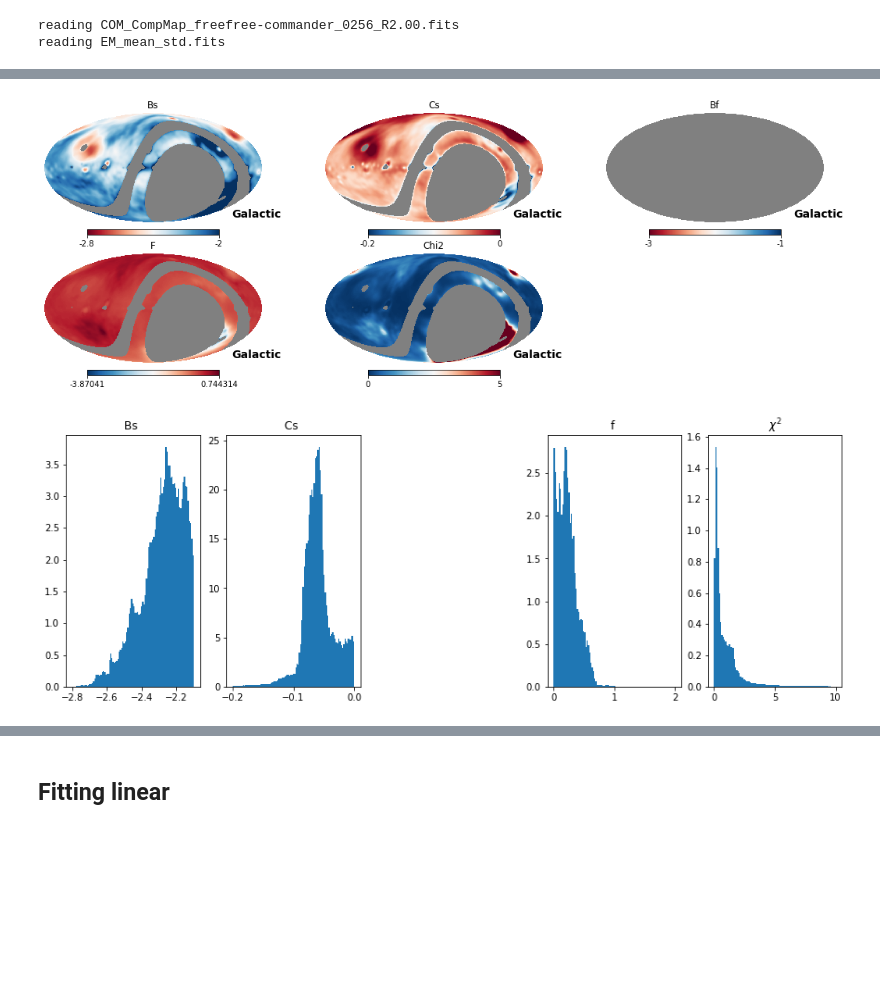
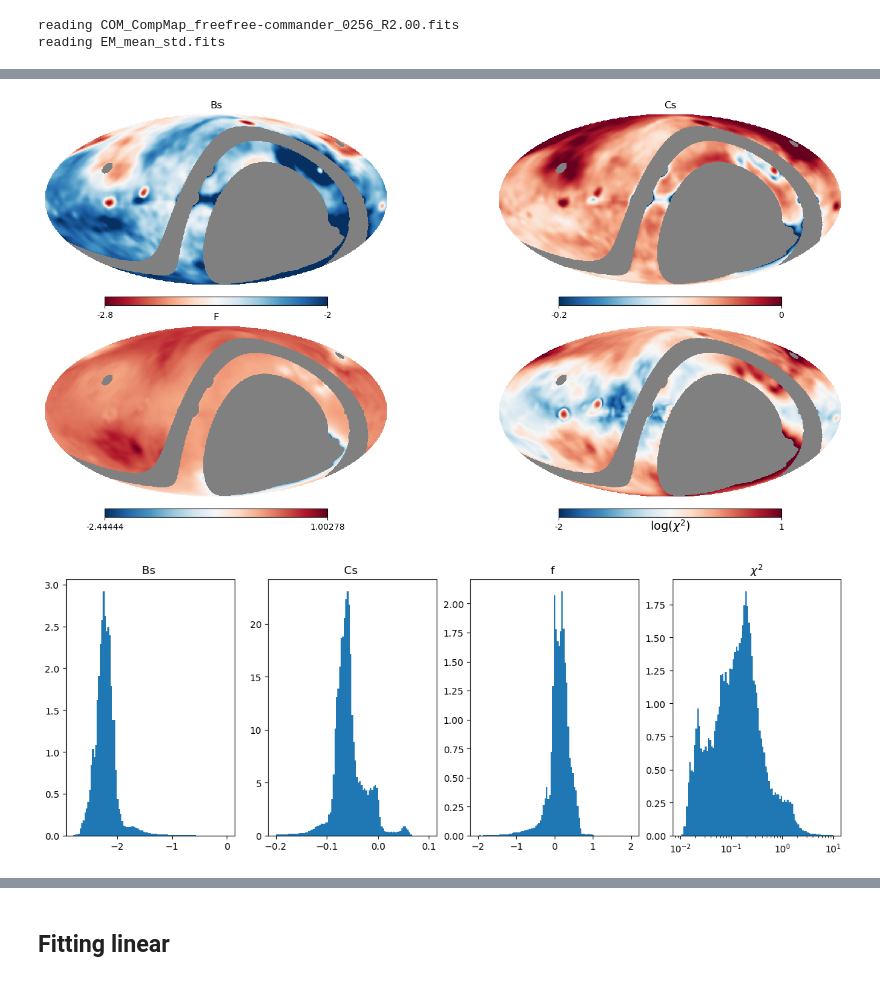
Before and after one commit to giuspugl/fitting_synchrotron, a Jupyter notebook: coarse_parameters.ipynb, the cells around one changed output, grey strips where cells are left out. Saved outputs shown, nothing was run; the diff lists cells and outputs as text; code cells hidden in the pictures; blank space fills up the shorter version.

```diff
--- a/coarse_parameters.ipynb
+++ b/coarse_parameters.ipynb
@@ -590,11 +590,11 @@ for ipix  in pixel_select[::1000]:
         pl.figure()
         lon,lat =hp.pix2ang(ipix=ipix, nside=hp.get_nside(maps[35]), lonlat=True)
         pl.title( f"{lon:.2f}, {lat:.2f}" )
-        pl.errorbar ( xdat ,  ydat ,
+        pl.errorbar ( pl.log10(freqs) ,  ydat ,
                      yerr= yerr  ,
                         fmt='.' )
 
-        pl.plot( xdat ,  fitting_beta_curvature( xdat , *fitted_params[1:-1] ),
+        pl.plot( pl.log10(freqs) ,  fitting_beta_curvature( xdat , *fitted_params[1:-1] ),
                 label =f'Bs= {fitted_params[1]:.2f}, Cs={fitted_params[2]:.2f} , f={fitted_params[3]:.2f}, Chi2={fitted_params[-1]:.2f}' )
                 #, Bf={fitted_params[4]:.2f},
 
@@ -639,31 +655,32 @@ for fitted_params in results:
 # %%
-pl.figure(figsize=(15,5 ))
-hp.mollview(betamap , sub=231 , min=-2.8,max=- 2., title ='Bs',cmap='RdBu',coord='CG')
-hp.mollview(betafmap , sub=233, min=-3,max=-1,  title ='Bf',cmap='RdBu',coord='CG')
-hp.mollview(csmap , sub=232, min=-0.2,max=0. ,title='Cs',cmap='RdBu_r',coord='CG')
-hp.mollview(fmap  , sub=234,   title='F',cmap='RdBu_r',coord='CG')
-hp.mollview(chisquare_map  , sub=235,  min=0 ,max=5 ,    title='Chi2',cmap='RdBu_r',coord='CG')
+pl.figure(figsize=(15,7 ))
+hp.mollview(betamap , sub=221 , min=-2.8,max=- 2., title ='Bs',cmap='RdBu',coord='CG', notext=True)
+#hp.mollview(betafmap , sub=233, min=-3,max=-1,  title ='Bf',cmap='RdBu',coord='CG')
+hp.mollview(csmap , sub=222, min=-0.2,max=0. ,title='Cs',cmap='RdBu_r',coord='CG', notext=True)
+hp.mollview(fmap  , sub=223,   title='F',cmap='RdBu_r',coord='CG', notext=True)
+hp.mollview(np.log10(chisquare_map)   , sub=224,  min=-2 ,max=1,    unit=r'$\log (\chi^2)$',cmap='RdBu_r',coord='CG',notext=True , title=' ' )
 pl.show()
 # %% [output]
-[figure, old version]
+[figure, new version]
 # %%
 pl.figure(figsize=(15,5))
-pl.subplot(151)
+pl.subplot(141)
 pl.title ('Bs ')
-pl.hist(betamap, bins=np.linspace(-2.8, -2.10, 100), density=True )
-pl.subplot(152)
+cb= pl.hist(betamap, bins=np.linspace(-2.8, -0, 100), density=True )
+pl.subplot(142)
 pl.title ('Cs ')
-pl.hist(csmap, bins=np.linspace(-.2,  .0, 100), density=True  )
+cc= pl.hist(csmap, bins=np.linspace(-.2,  .1, 100), density=True  )
 #pl.subplot(153)
 #pl.title ('Bf ')
 #pl.hist(betafmap, bins=np.linspace(-3 , 2.0, 100), density=True  )
 
-pl.subplot(154)
+pl.subplot(143)
 pl.title ('f ')
-pl.hist(fmap, bins=np.linspace(0, 2.0, 100), density=True  )
-pl.subplot(155)
+pl.hist(fmap, bins=np.linspace(-2, 2.0, 100), density=True  )
+pl.subplot(144)
 pl.title (r'$\chi^2$')
-_=pl.hist(chisquare_map, bins=np.linspace(0, 10.0, 100), density=True  )
+_=pl.hist(chisquare_map, bins=np.logspace(-2, 1.0, 100), density=True  )
+pl.semilogx ()
 pl.show()
 # %% [output]
-[figure, old version]
+[figure, new version]
```
Also changed, not shown: parts of 8 cells of this notebook.
